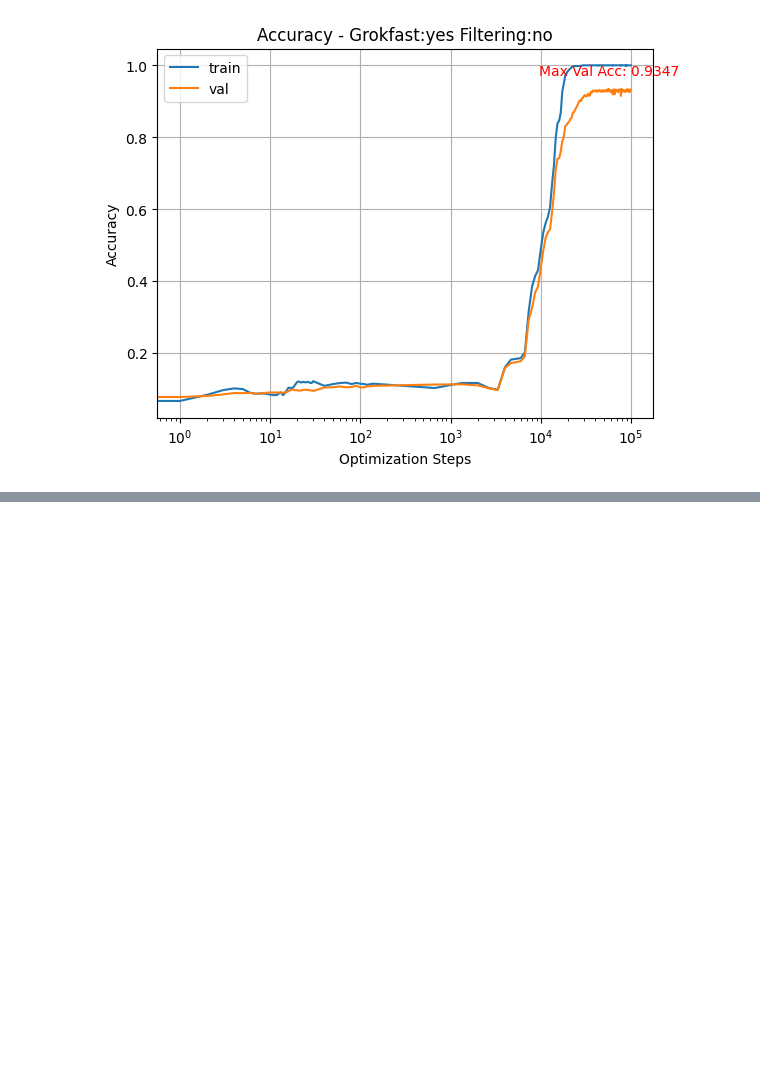
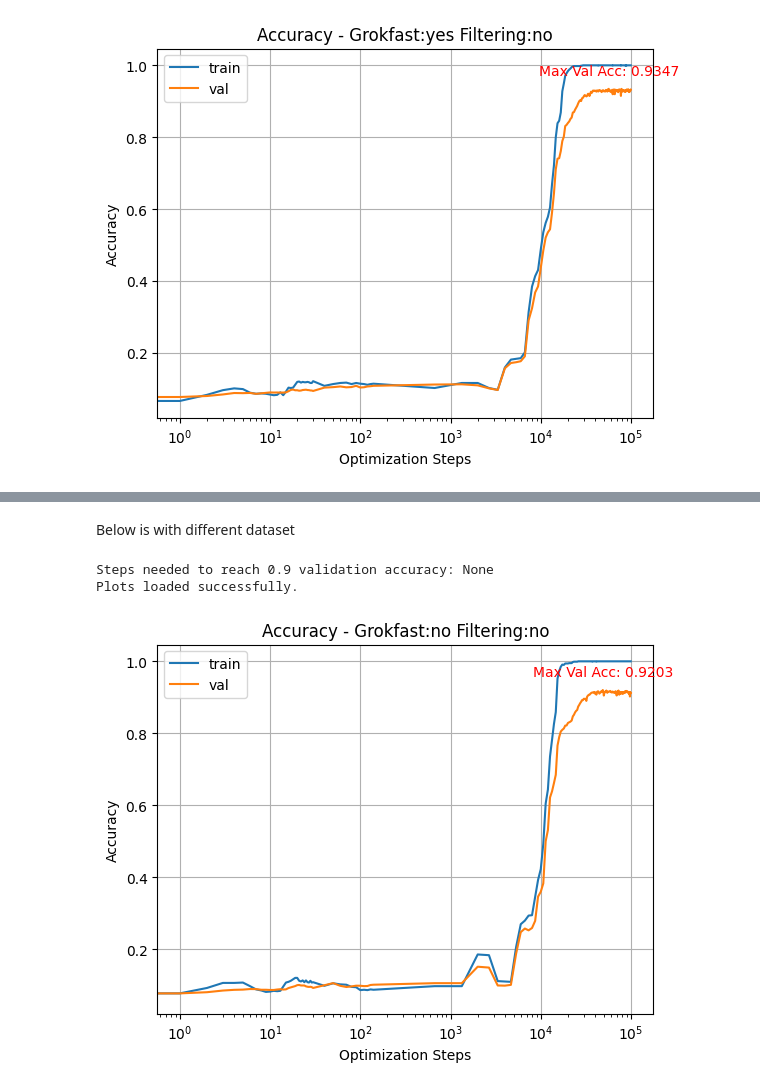
Before and after one commit to nickxir12/PatRec_Project_2024-2025, a Jupyter notebook: MNIST_code/MSE_reproduction.ipynb, the cells around one changed output, grey strips where cells are left out. Cells and saved outputs as stored; diff of their text form; code cells hidden in the pictures; blank space fills up the shorter version.

Commit message:
Kaggle Notebook | MSE_reproduction | Some reproduction, instructions after main, need for more experiments

```diff
--- a/MNIST_code/MSE_reproduction.ipynb
+++ b/MNIST_code/MSE_reproduction.ipynb
@@ -1236,14 +1202,0 @@ Copied /kaggle/working/results/mnist_online/mnist_filternone_high_freq_True_top_
-# %%
-import json
-
-metadata = {
-    "title": f"mnist_model_{args_label}",
-    "id": "your_username/mnist_model_" + args_label,  # Replace "your_username" with your Kaggle username
-    "licenses": [{"name": "CC0-1.0"}],
-    "resources": [{"path": filename}]
-}
-
-metadata_path = os.path.join(dataset_dir, "dataset-metadata.json")
-with open(metadata_path, "w") as f:
-    json.dump(metadata, f, indent=4)
-print(f"Metadata saved to {metadata_path}")
@@ -1262,0 +1291,59 @@ OSError: Could not find kaggle.json. Make sure it's located in /root/.config/kag
+# %% [markdown]
+Below is with different dataset
+# %%
+
+
+results_dir = "/kaggle/working/results/mnist_online"
+filename = f"mnist_{args.label}.pt"
+results_filename = os.path.join(results_dir, filename)
+
+filename_plot_acc = f"mnist_{args.label}_acc.png"
+results_filename_plot_acc = os.path.join(results_dir, filename_plot_acc)
+
+filename_plot_loss = f"mnist_{args.label}_loss.png"
+results_filename_plot_loss = os.path.join(results_dir, filename_plot_loss)
+
+
+
+results = torch.load(results_filename, weights_only=True)
+
+
+# Extract data from results
+its = results["its"]  # Optimization steps
+train_acc = results["train_acc"]  # Training accuracy
+val_acc = results["val_acc"]  # Validation accuracy
+train_loss = results["train_loss"]  # Training loss
+val_loss = results["val_loss"]  # Validation loss
+steps_to_reach = results["steps_to_reach"]  # Steps to reach 90% validation accuracy
+
+print(f"Steps needed to reach 0.9 validation accuracy: {steps_to_reach}")
+
+# Plot Accuracy
+plt.figure()
+plt.plot(its, train_acc, label="train")
+plt.plot(its, val_acc, label="val")
+
+# Find and annotate the maximum validation accuracy
+max_val_acc = max(val_acc)
+max_val_idx = val_acc.index(max_val_acc)
+plt.annotate(f"Max Val Acc: {max_val_acc:.4f}",
+             (its[max_val_idx], max_val_acc),
+             textcoords="offset points",
+             xytext=(0,10),
+             ha='center',
+             fontsize=10,
+             color='red')
+
+plt.legend()
+plt.title("Accuracy - Grokfast:no Filtering:no")
+plt.xlabel("Optimization Steps")
+plt.ylabel("Accuracy")
+plt.xscale("log", base=10)
+plt.grid()
+plt.savefig(results_filename_plot_acc, dpi=150)
+
+print("Plots loaded successfully.")
+# %% [output]
+Steps needed to reach 0.9 validation accuracy: None
+Plots loaded successfully.
+[figure, added]
```
Also changed, not shown: parts of 14 cells of this notebook.
